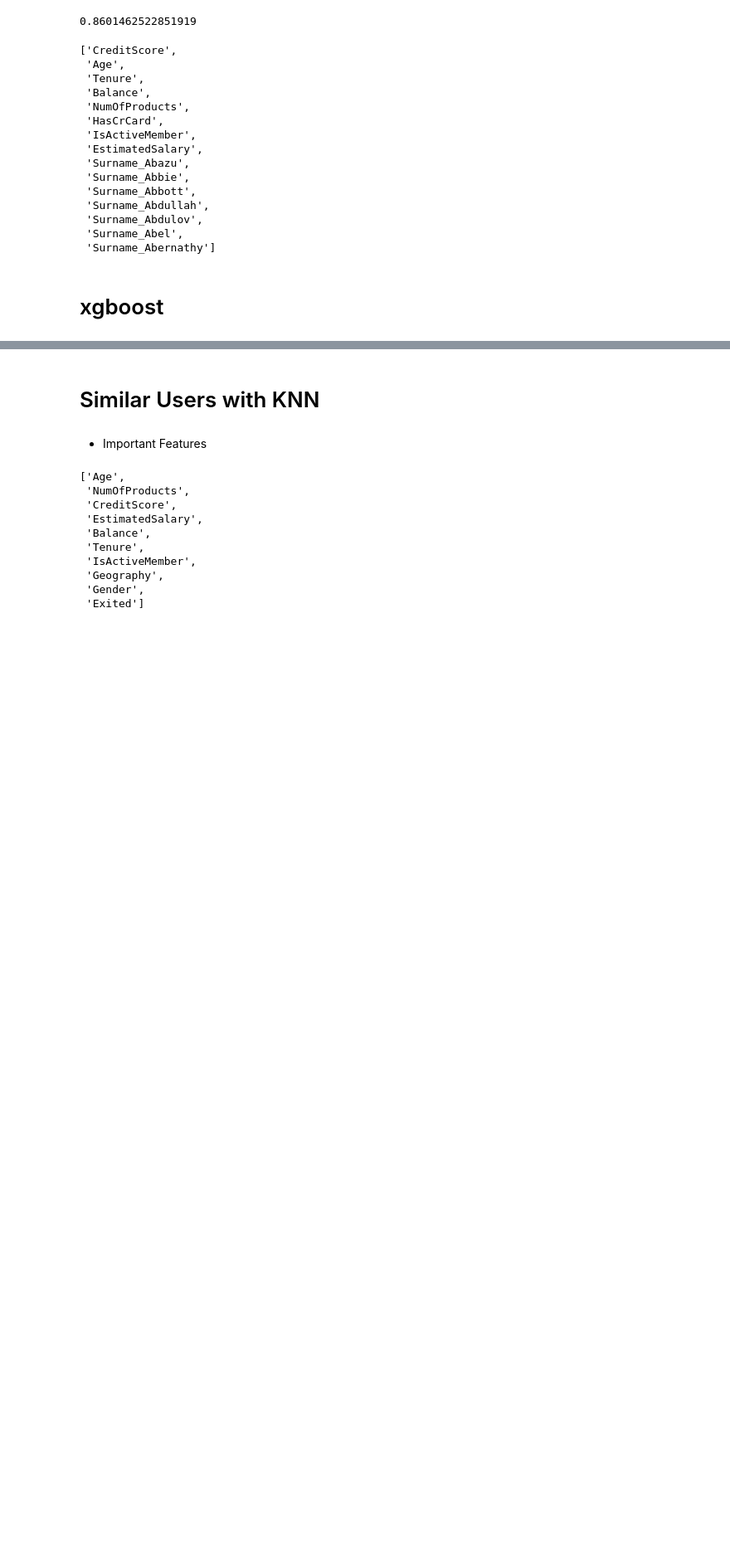
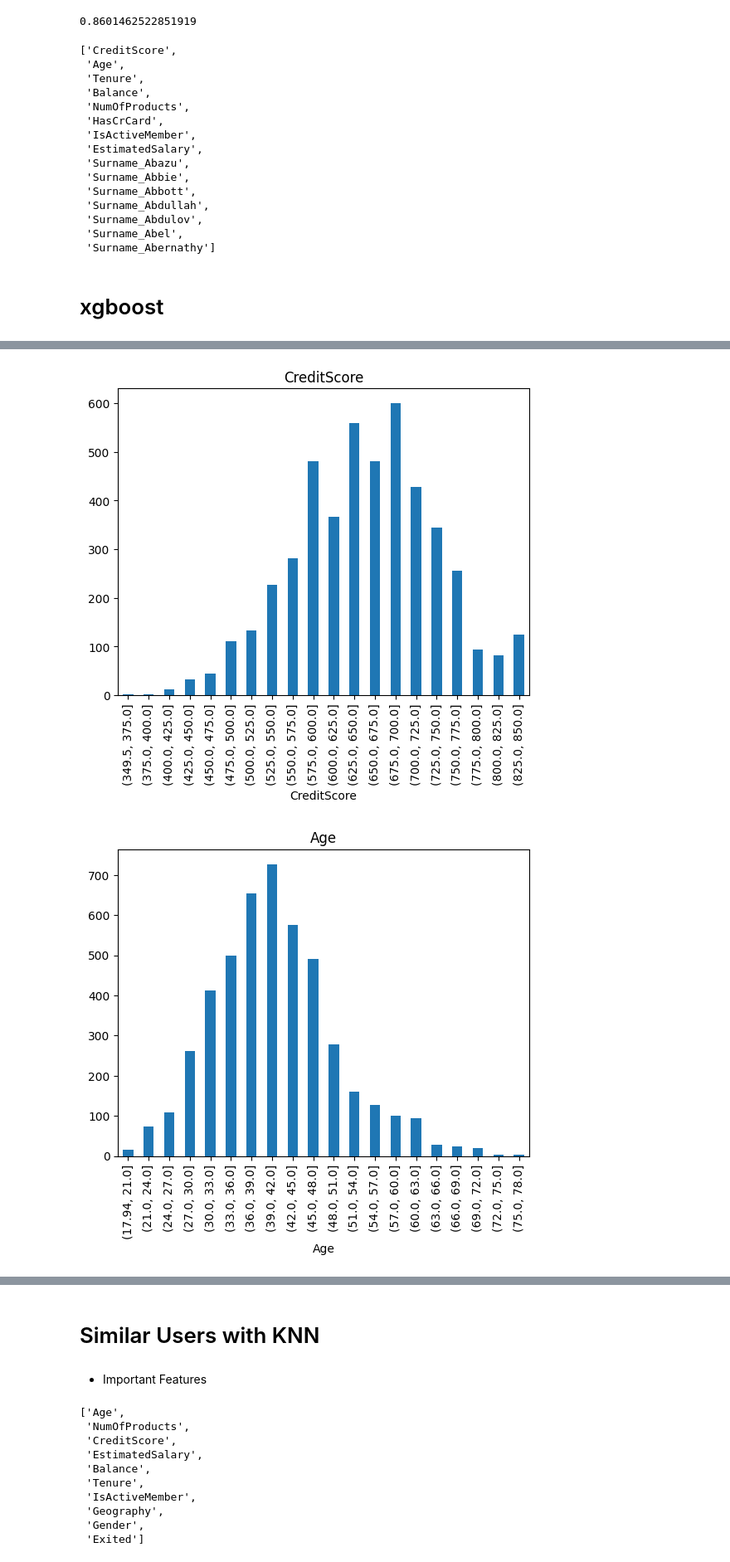
Before and after one commit to kenny1208/playground-series-s4e1, a Jupyter notebook: analysis/data_analysis.ipynb, the cells around one changed output, grey strips where cells are left out. Shown: that part at 83% size. Cells and saved outputs as stored; diff of their text form; code cells hidden in the pictures; blank space fills up the shorter version.

```diff
--- a/analysis/data_analysis.ipynb
+++ b/analysis/data_analysis.ipynb
@@ -75,0 +115,4 @@ accuracy_score(xg_pred_y, r_test_y)
+# %%
+incorrect_indices = np.where(xg_pred_y != r_test_y)[0]
+incorrect_df = r_test_x.iloc[incorrect_indices]
+filtered_df = incorrect_df[[column for column in incorrect_df.columns if column not in incorrect_df.filter(like="_").columns]]
@@ -75,0 +135,20 @@ accuracy_score(xg_pred_y, r_test_y)
+# %%
+for column in filtered_df.columns:
+    curr_df = filtered_df[column]
+    count = curr_df.value_counts()
+
+
+    if len(count) >= 20:
+        # Use 'pd.cut' for the data, not for the index
+        bins = pd.cut(curr_df, bins=20)
+        (curr_df.groupby(bins).count()).plot(kind='bar')
+
+    # Optionally, you might want to show the bar plot for all values if len(count) <= 20
+    else:
+        count.plot(kind='bar')
+
+    plt.title(column)
+    plt.show()
+# %% [output]
+[figure, added]
+[figure, added]
```
Also changed, not shown: parts of 7 cells of this notebook, 12 other files.
